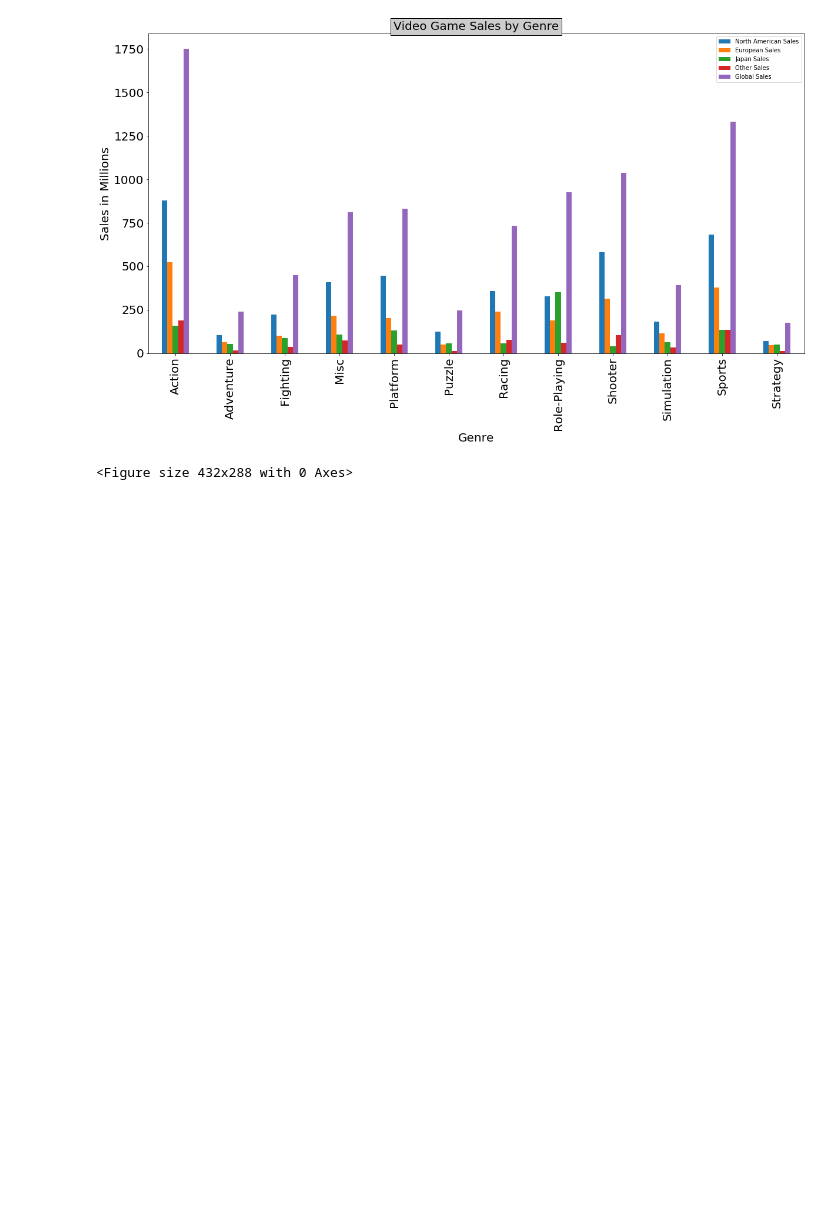
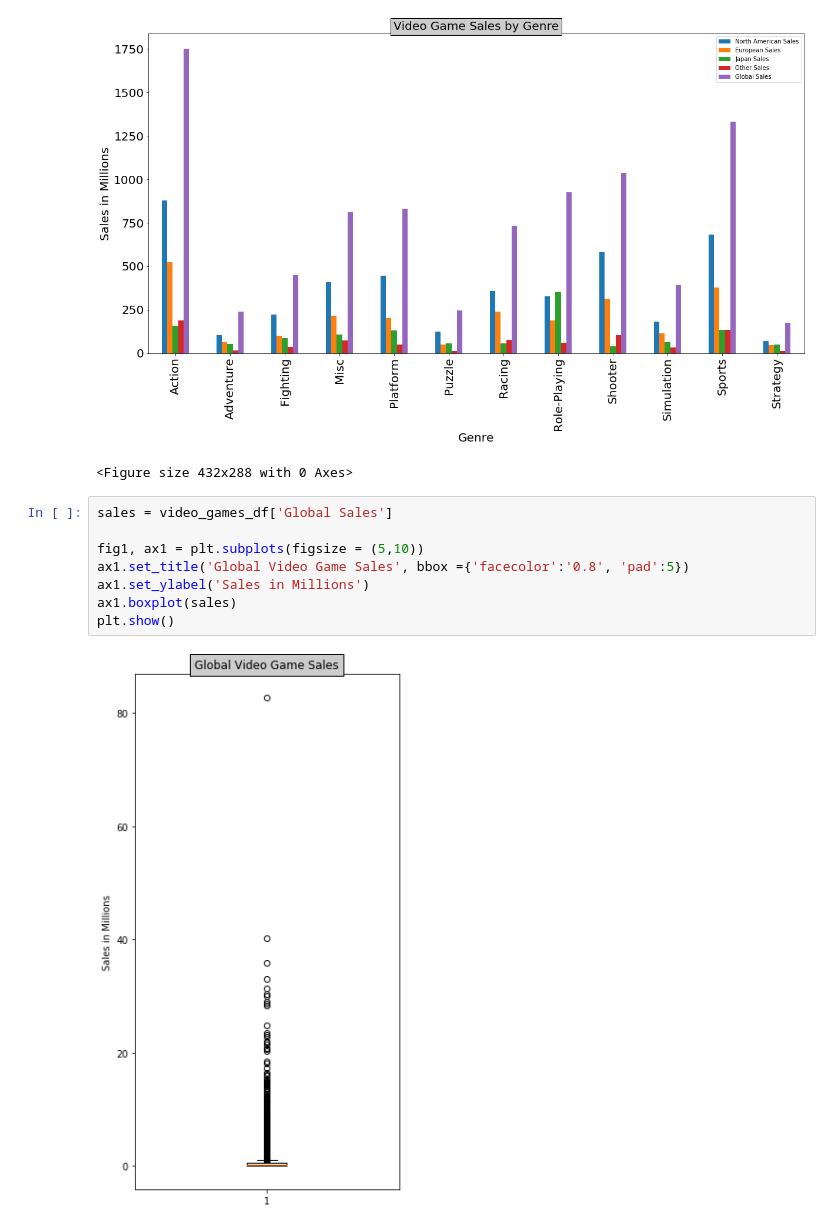
Before and after one commit to Camkilpat/Project-1, a Jupyter notebook: Project 1.ipynb, the cells around one changed output. Drawn from its saved outputs; the diff is of its cells as text; blank space fills up the shorter version.

Commit message:
Added Box and Whisker along with the quartile calculations, and created new data frame (video_games_df_clean)

```diff
--- a/Project 1.ipynb
+++ b/Project 1.ipynb
@@ -76,3 +106,13 @@ plt.tight_layout()
 # %% [output]
 [figure]
 <Figure size 432x288 with 0 Axes>
+# %%
+sales = video_games_df['Global Sales']
+
+fig1, ax1 = plt.subplots(figsize = (5,10))
+ax1.set_title('Global Video Game Sales', bbox ={'facecolor':'0.8', 'pad':5})
+ax1.set_ylabel('Sales in Millions')
+ax1.boxplot(sales)
+plt.show()
+# %% [output]
+[figure, added]
```
Also changed, not shown: parts of 5 cells of this notebook.
